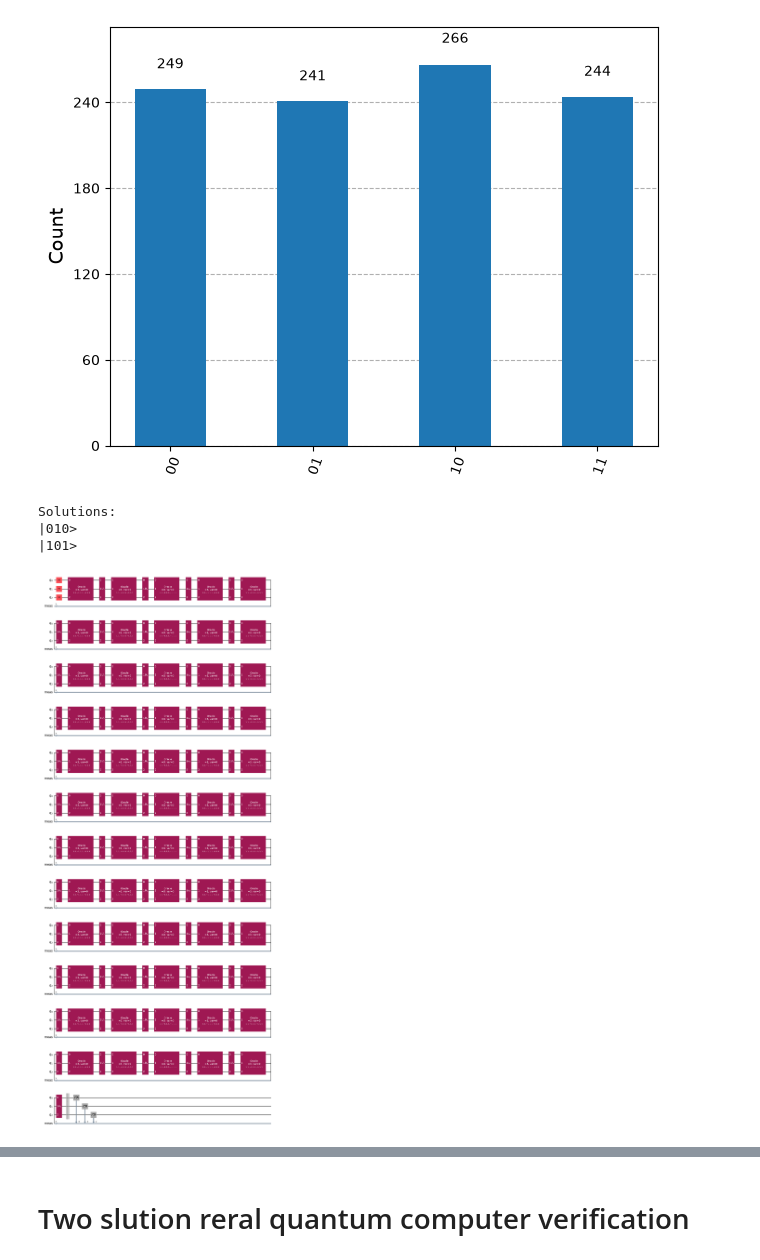
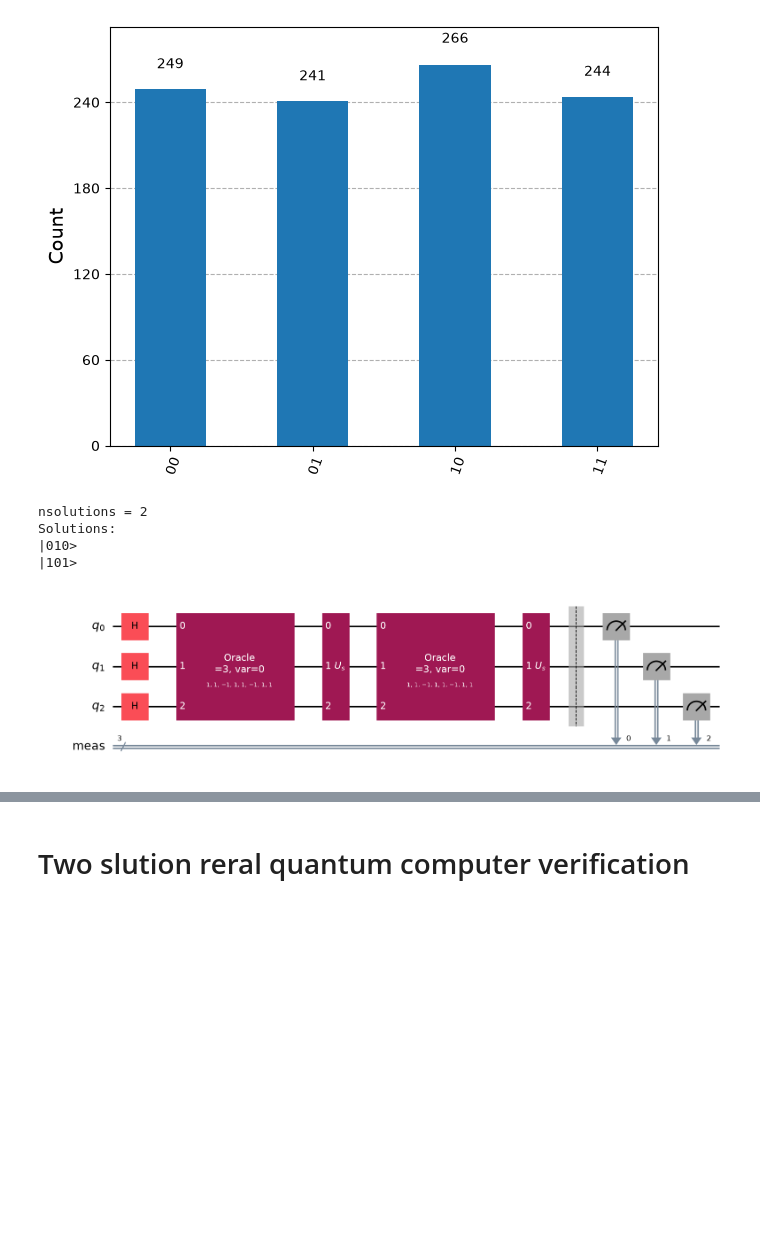
Before and after one commit to KingCobra021/Quantum-A1, a Jupyter notebook: A1.ipynb, the cells around one changed output, grey strips where cells are left out. Cells and saved outputs as stored; diff of their text form; code cells hidden in the pictures; blank space fills up the shorter version.

```diff
--- a/A1.ipynb
+++ b/A1.ipynb
@@ -222,26 +222,27 @@ plot_histogram(job.result().get_counts())
 # %%
 n = 3
 #iterations = 45
-iterations = 60
+iterations = 2
 
 oracle = grover_problem_oracle(n,variant=0,print_solutions=True)
 
 grover_circuit = QuantumCircuit(n)
 
 grover_circuit = initialize_s(grover_circuit,range(n))
 
 for i in range(iterations):
     grover_circuit.append(oracle, range(n))
     grover_circuit.append(diffuser(n), range(n))
 
 grover_circuit.measure_all()
 
 grover_circuit.draw("mpl")
 # %% [output]
+nsolutions = 2
 Solutions:
 |010>
 |101>
-[figure, old version]
+[figure, new version]
 # %%
 simulator = AerSimulator.from_backend(FakeFez())
 
```
Also changed, not shown: parts of 16 cells of this notebook.
